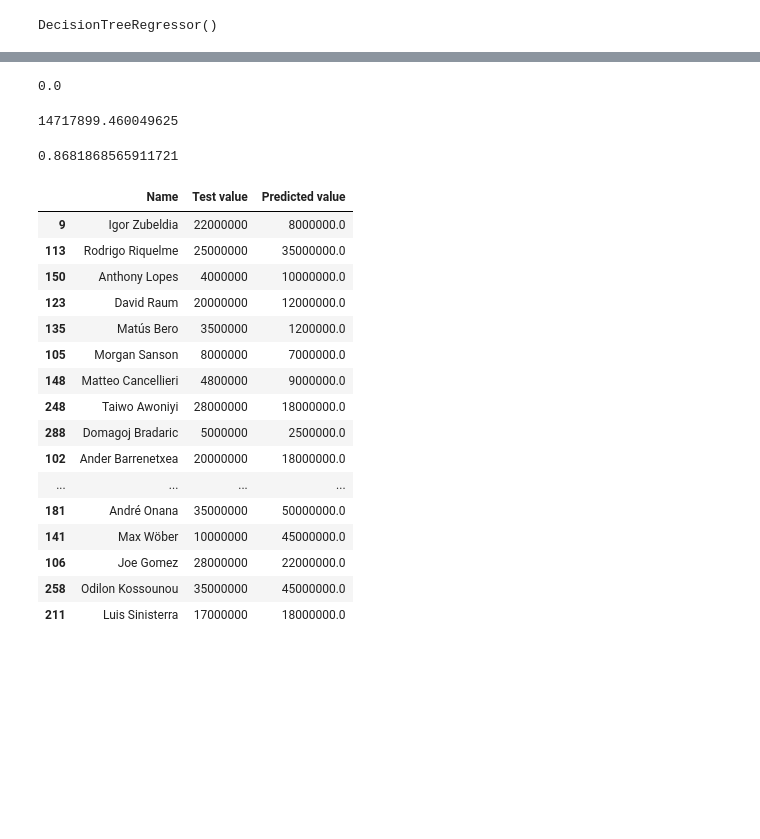
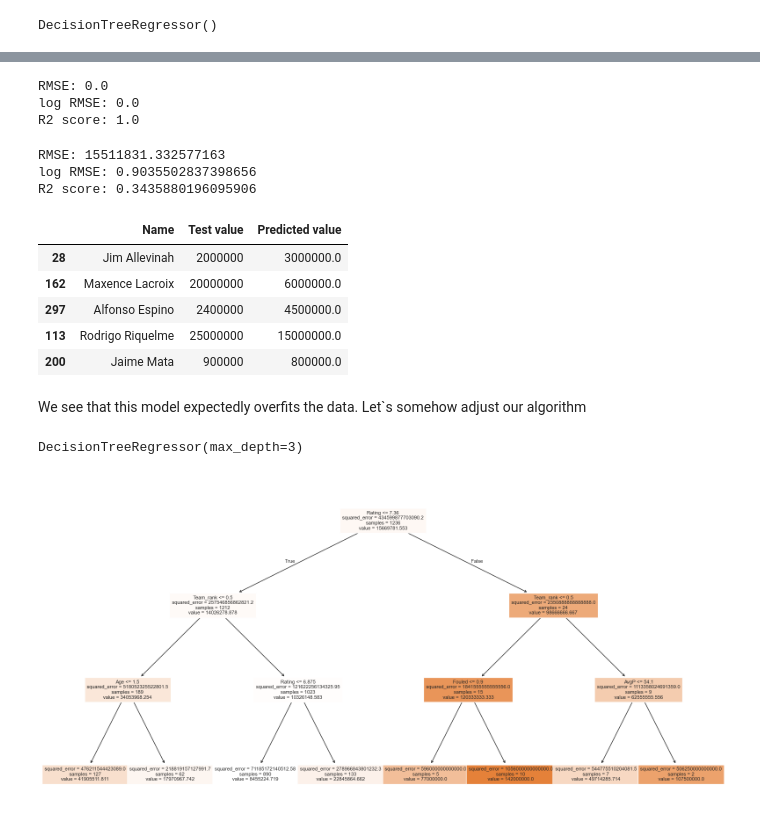
Before and after one commit to MorShow/players-market-value-prediction, a Jupyter notebook: project.ipynb, the cells around one changed output, grey strips where cells are left out. Cells and saved outputs as stored; diff of their text form; code cells hidden in the pictures; blank space fills up the shorter version.

Commit message:
Creating a ML model 2

```diff
--- a/project.ipynb
+++ b/project.ipynb
@@ -911,4 +912,23 @@ root_mean_squared_error(basic_decision_tree.predict(X_train), y_train)
+# %%
+def regression_metrics(prediction, reality):
+    print(f'RMSE: {root_mean_squared_error(prediction, reality)}')
+    print(f'log RMSE: {root_mean_squared_log_error(prediction, reality)}')
+    print(f'R2 score: {r2_score(prediction, reality)}')
+
+def show_predictions(model):
+    answers = pd.DataFrame([test_names.values, y_test.values, pd.Series(model.predict(X_test))]).T
+    answers.rename(columns={0: 'Name', 1: 'Test value', 2: 'Predicted value'}, inplace=True)
+
+    return answers
+
+def show_importances(train_data, model):
+    feature_importances = pd.DataFrame(model.feature_importances_, index=train_data.columns, columns=['Importance'])
+    feature_importances.sort_values(by='Importance', ascending=False, inplace=True)
+
+    return feature_importances
 # %%
-root_mean_squared_log_error(basic_decision_tree.predict(X_train), y_train)
+regression_metrics(basic_decision_tree.predict(X_train), y_train)
 # %% [output]
-0.0
+RMSE: 0.0
+log RMSE: 0.0
+R2 score: 1.0
@@ -918,28 +935,17 @@ answers.rename(columns={0: 'Name', 1: 'Test value', 2: 'Predicted value'}, inpla
-# %%
-root_mean_squared_error(basic_decision_tree.predict(X_test), y_test)
-# %% [output]
-14717899.460049625
-# %%
-root_mean_squared_log_error(basic_decision_tree.predict(X_test), y_test)
-# %% [output]
-0.8681868565911721
+# %%
+regression_metrics(basic_decision_tree.predict(X_test), y_test)
+# %% [output]
+RMSE: 15511831.332577163
+log RMSE: 0.9035502837398656
+R2 score: 0.3435880196095906
 # %%
-display(answers.sample(50))
+display(show_predictions(basic_decision_tree).sample(5))
 # %% [output]
 |  | Name | Test value | Predicted value |
-| 9 | Igor Zubeldia | 22000000 | 8000000.0 |
-| 113 | Rodrigo Riquelme | 25000000 | 35000000.0 |
-| 150 | Anthony Lopes | 4000000 | 10000000.0 |
-| 123 | David Raum | 20000000 | 12000000.0 |
-| 135 | Matús Bero | 3500000 | 1200000.0 |
-| 105 | Morgan Sanson | 8000000 | 7000000.0 |
-| 148 | Matteo Cancellieri | 4800000 | 9000000.0 |
-| 248 | Taiwo Awoniyi | 28000000 | 18000000.0 |
-| 288 | Domagoj Bradaric | 5000000 | 2500000.0 |
-| 102 | Ander Barrenetxea | 20000000 | 18000000.0 |
-| ... | ... | ... | ... |
-| 181 | André Onana | 35000000 | 50000000.0 |
-| 141 | Max Wöber | 10000000 | 45000000.0 |
-| 106 | Joe Gomez | 28000000 | 22000000.0 |
-| 258 | Odilon Kossounou | 35000000 | 45000000.0 |
-| 211 | Luis Sinisterra | 17000000 | 18000000.0 |
+| 28 | Jim Allevinah | 2000000 | 3000000.0 |
+| 162 | Maxence Lacroix | 20000000 | 6000000.0 |
+| 297 | Alfonso Espino | 2400000 | 4500000.0 |
+| 113 | Rodrigo Riquelme | 25000000 | 15000000.0 |
+| 200 | Jaime Mata | 900000 | 800000.0 |
+# %% [markdown]
+We see that this model expectedly overfits the data. Let`s somehow adjust our algorithm
@@ -945,0 +954,12 @@ display(answers.sample(50))
+# %%
+vis_decision_tree.fit(X_train, y_train)
+# %% [output]
+DecisionTreeRegressor(max_depth=3)
+# %%
+fig, ax = plt.subplots(figsize=(20, 10))
+
+plot_tree(vis_decision_tree, feature_names=X_train.columns, filled=True, fontsize=8)
+
+plt.show()
+# %% [output]
+[figure, added]
```
Also changed, not shown: parts of 41 cells of this notebook.
